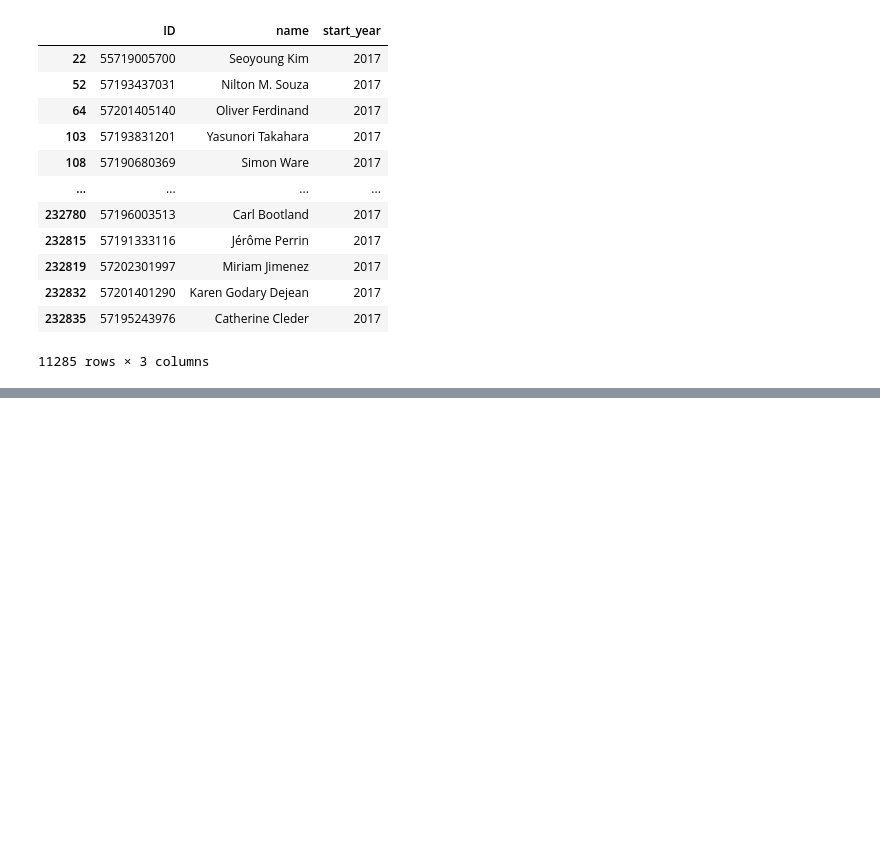
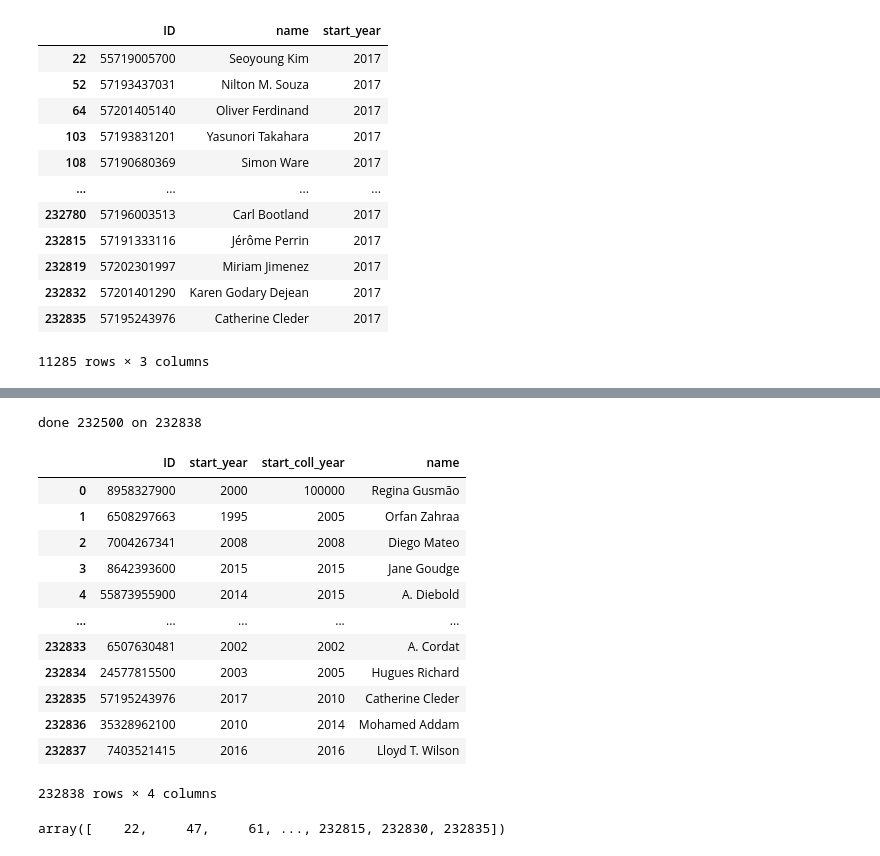
Before and after one commit to LeonardoSer/INRIA_Internship, a Jupyter notebook: tmp.ipynb, the cells around one changed output, grey strips where cells are left out. Drawn from its saved outputs; the diff is of its cells as text; code cells hidden in the pictures; blank space fills up the shorter version.

```diff
--- a/tmp.ipynb
+++ b/tmp.ipynb
@@ -85,0 +111,56 @@ names_df
+# %%
+## Find the starting collaboration year for each author
+def get_start_Y(aut):
+    YEARS = [str(year) for year in range(1990,2019)]
+    for y in YEARS:
+        val = aut[y].values[0]
+        if(val != 0):
+            return y
+
+# add starting year to each row of df, taking the start year from the collaboration or publication dataset
+def add_start_collab_y(df, coll_or_pub_df):
+    df["start_year"] = [0 for i in range(len(df))]
+    i = 0
+    for id in df["ID"]:
+
+        if(i%500 == 0):
+            print("done", i, "on", len(df), end='\r')
+        i+=1
+
+        aut = df.loc[df["ID"] == id]
+        df.loc[df.ID == id, "start_year"] = get_start_Y(coll_or_pub_df.loc[coll_or_pub_df["ID"] == id])
+    return df
+
+collab_df = get_all_collabs()
+df = add_start_collab_y(collab_df, collab_df)
+# %% [output]
+done 232500 on 232838
+# %%
+YEARS = [str(year) for year in range(1990,2019)]
+collab_years = df[["start_year"]]
+# %%
+data = get_starting_years() # starting publication years
+data["start_coll_year"] = collab_years
+data["start_coll_year"] = data["start_coll_year"].fillna(100000) # big number for fun
+data["start_coll_year"] = data["start_coll_year"].astype(int)
+data = pd.merge(data, get_all_COMP_names())
+data
+# %% [output]
+|  | ID | start_year | start_coll_year | name |
+| 0 | 8958327900 | 2000 | 100000 | Regina Gusmão |
+| 1 | 6508297663 | 1995 | 2005 | Orfan Zahraa |
+| 2 | 7004267341 | 2008 | 2008 | Diego Mateo |
+| 3 | 8642393600 | 2015 | 2015 | Jane Goudge |
+| 4 | 55873955900 | 2014 | 2015 | A. Diebold |
+| ... | ... | ... | ... | ... |
+| 232833 | 6507630481 | 2002 | 2002 | A. Cordat |
+| 232834 | 24577815500 | 2003 | 2005 | Hugues Richard |
+| 232835 | 57195243976 | 2017 | 2010 | Catherine Cleder |
+| 232836 | 35328962100 | 2010 | 2014 | Mohamed Addam |
+| 232837 | 7403521415 | 2016 | 2016 | Lloyd T. Wilson |
+232838 rows × 4 columns
+# %%
+ahmed_samets_idxs = np.where((data['start_year'] > data['start_coll_year']))[0]
+ahmed_samets_idxs
+# %% [output]
+array([    22,     47,     61, ..., 232815, 232830, 232835])
```
Also changed, not shown: parts of 5 cells of this notebook, 1 other file.
